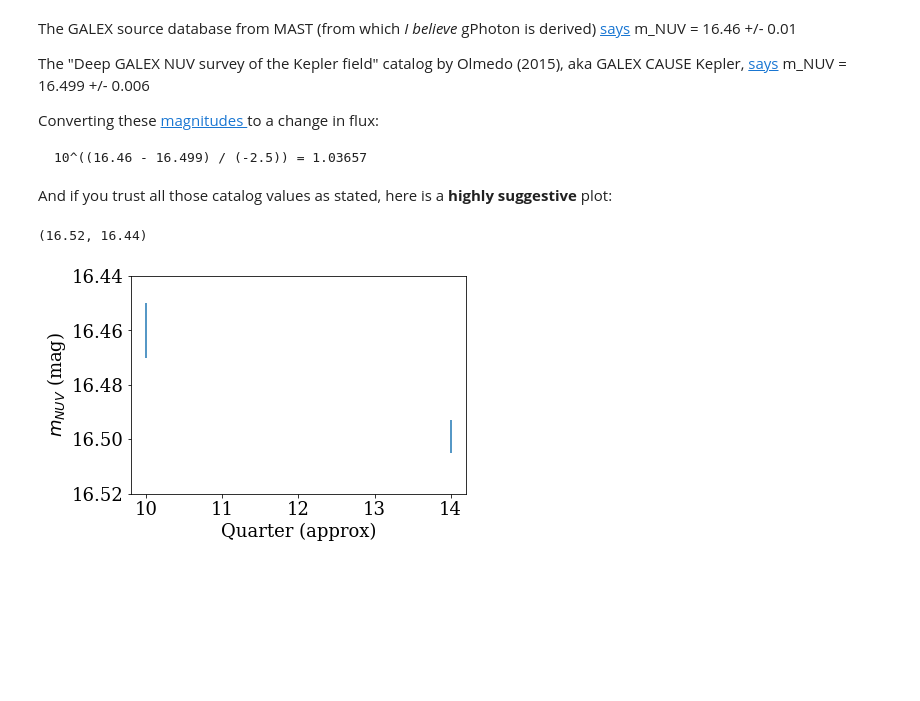
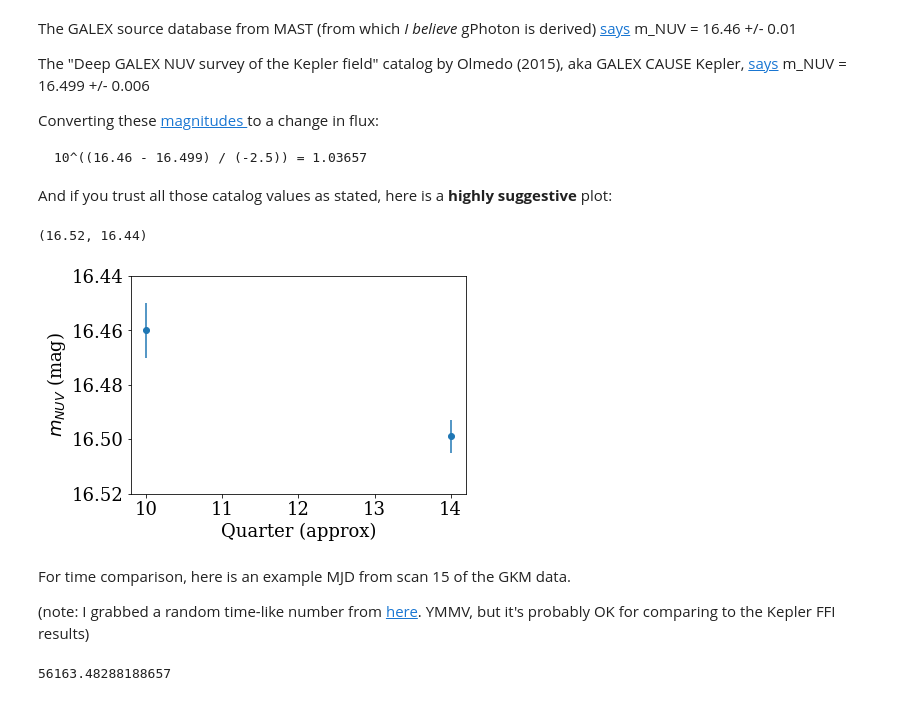
Before and after one commit to jradavenport/GALEX_Boyajian, a Jupyter notebook: explore.ipynb, the cells around one changed output. Drawn from its saved outputs; the diff is of its cells as text; code cells hidden in the pictures; blank space fills up the shorter version.

```diff
--- a/explore.ipynb
+++ b/explore.ipynb
@@ -211,10 +221,19 @@ Converting these <a href="https://en.wikipedia.org/wiki/Magnitude_(astronomy)">
 
 And if you trust all those catalog values as stated, here is a **highly suggestive** plot:
 # %%
-plt.errorbar([10, 14], [16.46, 16.499], yerr=[0.01, 0.006], linestyle='none')
+plt.errorbar([10, 14], [16.46, 16.499], yerr=[0.01, 0.006], linestyle='none', marker='o')
 plt.xlabel('Quarter (approx)')
 plt.ylabel(r'$m_{NUV}$ (mag)')
 plt.ylim(16.52,16.44)
 # %% [output]
 (16.52, 16.44)
-[figure, old version]
+[figure, new version]
+# %% [markdown]
+For time comparison, here is an example MJD from scan 15 of the GKM data.
+
+(note: I grabbed a random time-like number from [here](http://archive.stsci.edu/pub/galex/KS/pipe/01-vsn/29214-KEPLER_SCAN_015/d/00-visits/0009-img/02-try/Out.txt). YMMV, but it's probably OK for comparing to the Kepler FFI results)
+# %%
+gck_time = Time(1029843320.995 + 315964800, format='unix')
+gck_time.mjd
+# %% [output]
+56163.48288188657
```
Also changed, not shown: parts of 11 cells of this notebook.
